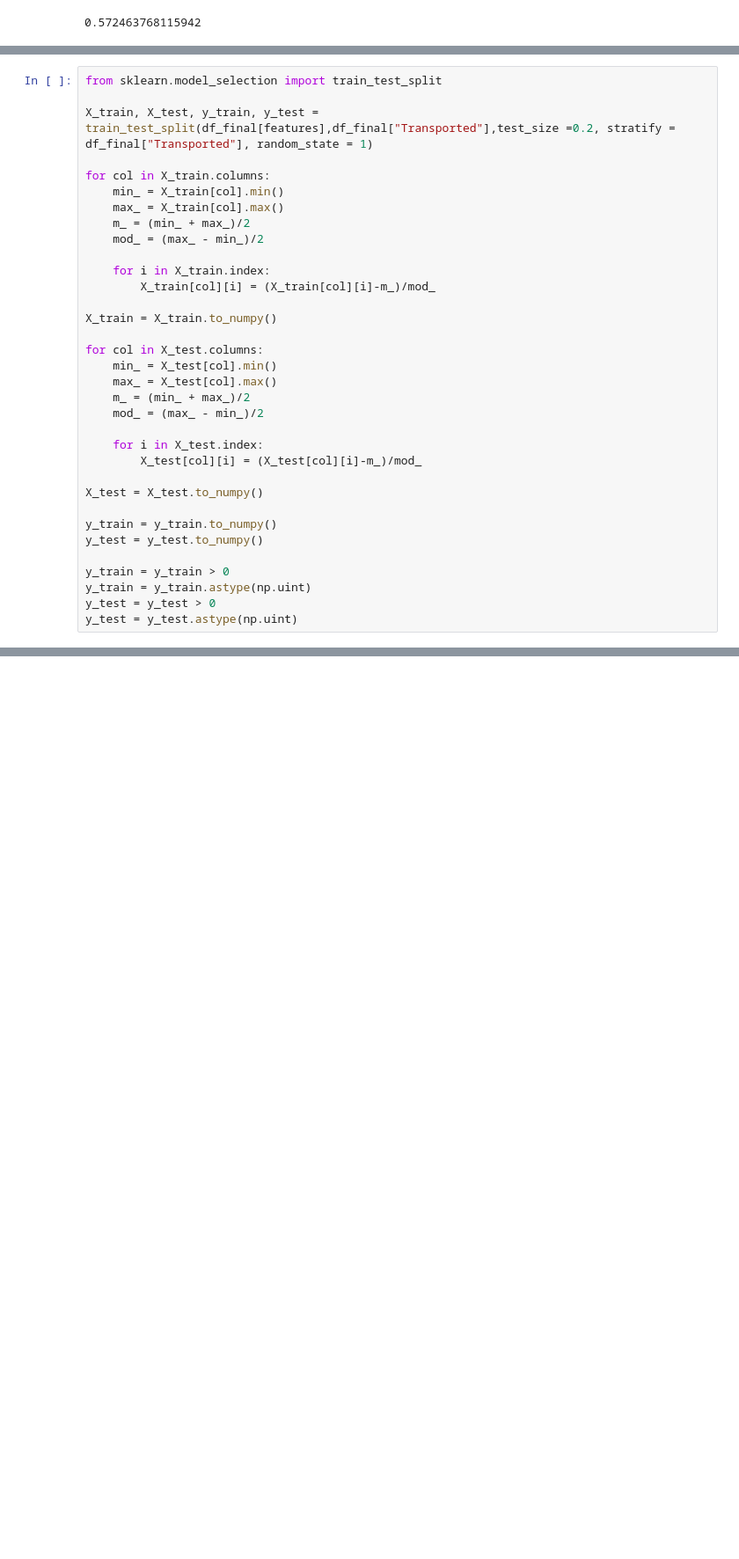
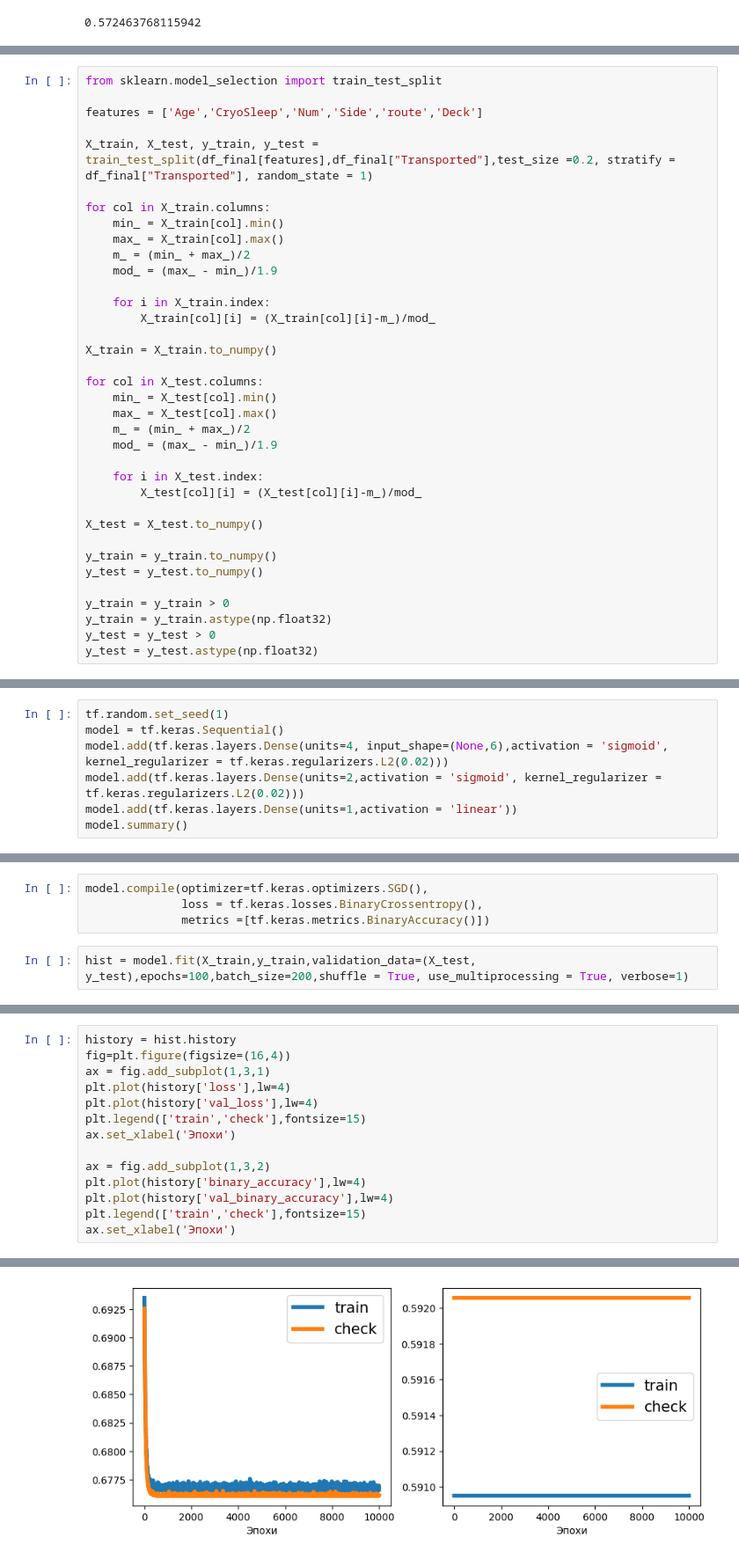
Before and after one commit to SergeyBubnov/spaceship, a Jupyter notebook: 6.ipynb, the cells around one changed output, grey strips where cells are left out. Shown at 88% size. Saved outputs shown, nothing was run; the diff lists cells and outputs as text; blank space fills up the shorter version.

```diff
--- a/6.ipynb
+++ b/6.ipynb
@@ -469,6 +469,8 @@ df_final.describe()
 | max | 1.000000 | 78.000000 | 1.000000 | 7.000000 | 1808.000000 | 2.000000 | 3.000000 |
 # %%
 from sklearn.model_selection import train_test_split
+
+features = ['Age','CryoSleep','Num','Side','route','Deck']
 
 X_train, X_test, y_train, y_test = train_test_split(df_final[features],df_final["Transported"],test_size =0.2, stratify = df_final["Transported"], random_state = 1)
 
@@ -476,7 +478,7 @@ for col in X_train.columns:
     min_ = X_train[col].min()
     max_ = X_train[col].max()
     m_ = (min_ + max_)/2
-    mod_ = (max_ - min_)/2
+    mod_ = (max_ - min_)/1.9
 
     for i in X_train.index:
         X_train[col][i] = (X_train[col][i]-m_)/mod_
@@ -487,7 +489,7 @@ for col in X_test.columns:
     min_ = X_test[col].min()
     max_ = X_test[col].max()
     m_ = (min_ + max_)/2
-    mod_ = (max_ - min_)/2
+    mod_ = (max_ - min_)/1.9
 
     for i in X_test.index:
         X_test[col][i] = (X_test[col][i]-m_)/mod_
@@ -498,6 +500,6 @@ y_train = y_train.to_numpy()
 y_test = y_test.to_numpy()
 
 y_train = y_train > 0
-y_train = y_train.astype(np.uint)
+y_train = y_train.astype(np.float32)
 y_test = y_test > 0
-y_test = y_test.astype(np.uint)
+y_test = y_test.astype(np.float32)
@@ -562,0 +661,7 @@ plt.show()
+# %%
+tf.random.set_seed(1)
+model = tf.keras.Sequential()
+model.add(tf.keras.layers.Dense(units=4, input_shape=(None,6),activation = 'sigmoid', kernel_regularizer = tf.keras.regularizers.L2(0.02)))
+model.add(tf.keras.layers.Dense(units=2,activation = 'sigmoid', kernel_regularizer = tf.keras.regularizers.L2(0.02)))
+model.add(tf.keras.layers.Dense(units=1,activation = 'linear'))
+model.summary()
@@ -562,0 +704,6 @@ plt.show()
+# %%
+model.compile(optimizer=tf.keras.optimizers.SGD(),
+              loss = tf.keras.losses.BinaryCrossentropy(),
+              metrics =[tf.keras.metrics.BinaryAccuracy()])
+# %%
+hist = model.fit(X_train,y_train,validation_data=(X_test, y_test),epochs=100,batch_size=200,shuffle = True, use_multiprocessing = True, verbose=1)
@@ -562,0 +769,15 @@ plt.show()
+# %%
+history = hist.history
+fig=plt.figure(figsize=(16,4))
+ax = fig.add_subplot(1,3,1)
+plt.plot(history['loss'],lw=4)
+plt.plot(history['val_loss'],lw=4)
+plt.legend(['train','check'],fontsize=15)
+ax.set_xlabel('Эпохи')
+
+ax = fig.add_subplot(1,3,2)
+plt.plot(history['binary_accuracy'],lw=4)
+plt.plot(history['val_binary_accuracy'],lw=4)
+plt.legend(['train','check'],fontsize=15)
+ax.set_xlabel('Эпохи')
+# %% [output]
@@ -562,0 +785 @@ plt.show()
+[figure, added]
```
Also changed, not shown: parts of 25 cells of this notebook, 1 other file.
